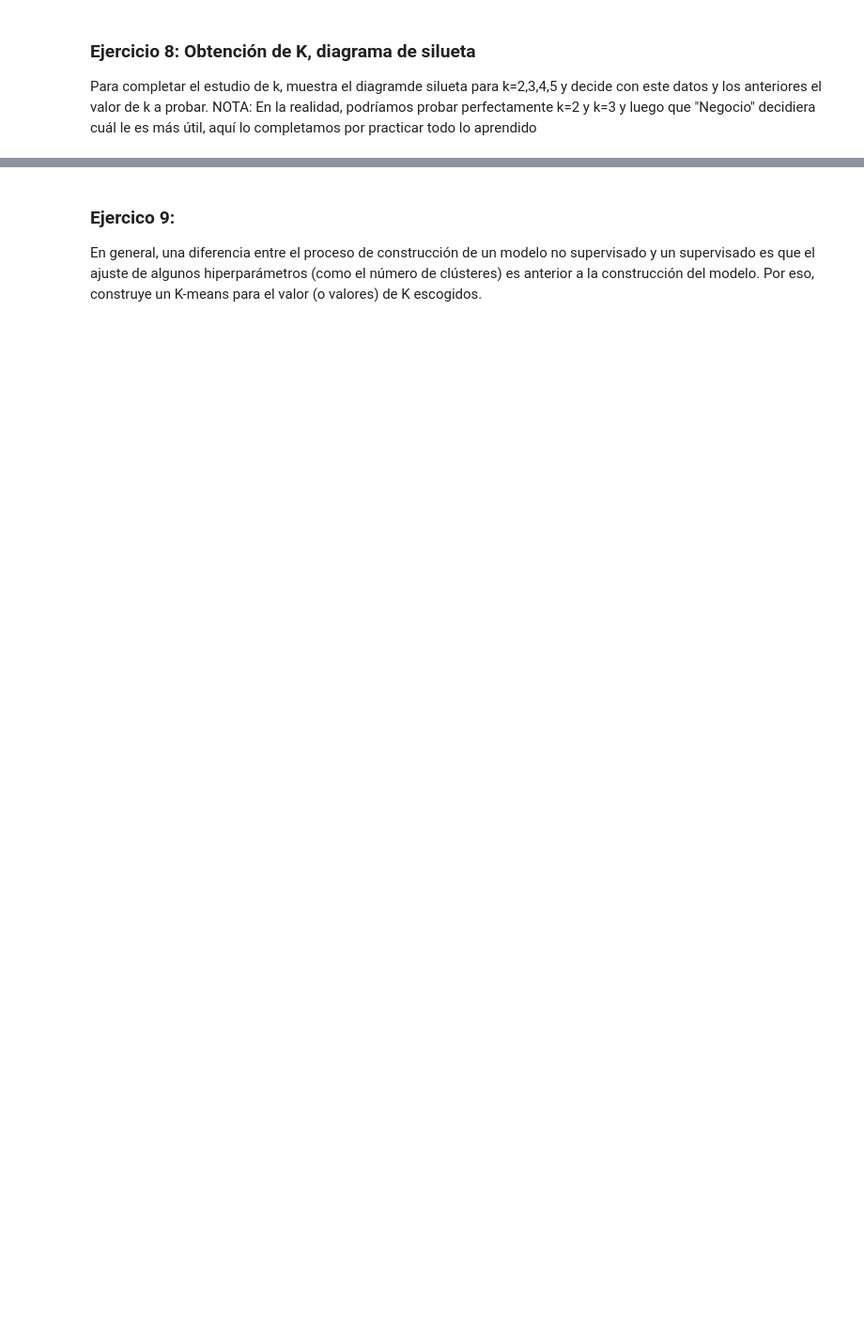
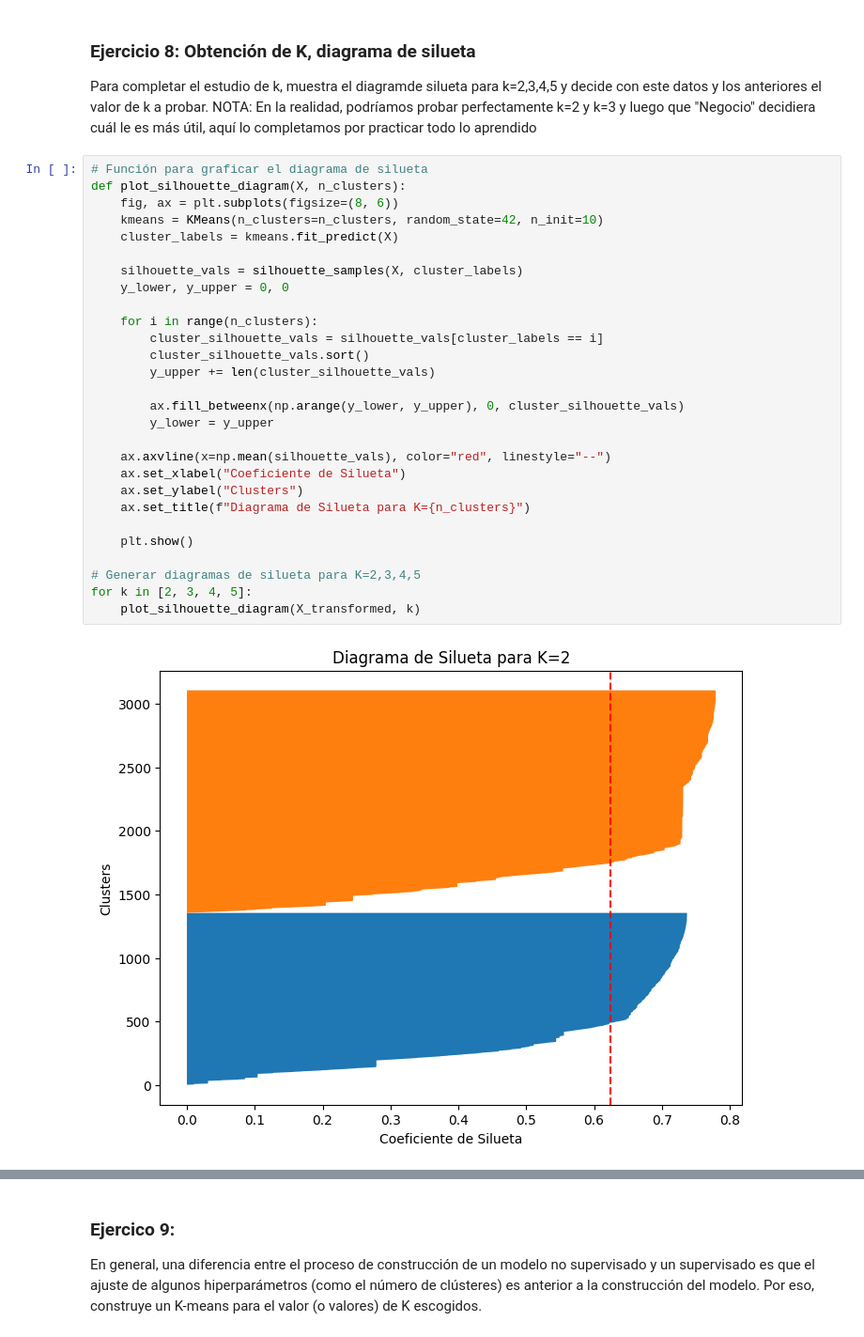
Before and after one commit to alvarosmms/ONLINE_DS_THEBRIDGE_ALVAROSMMS, a Jupyter notebook: Sprint_13/Unidad_01/Ejercicios_Workout/13_Ejercicios_K-Means.ipynb, the cells around one changed output, grey strips where cells are left out. Shown at 94% size. Saved outputs shown, nothing was run; the diff lists cells and outputs as text; blank space fills up the shorter version.

```diff
--- a/Sprint_13/Unidad_01/Ejercicios_Workout/13_Ejercicios_K-Means.ipynb
+++ b/Sprint_13/Unidad_01/Ejercicios_Workout/13_Ejercicios_K-Means.ipynb
@@ -102,3 +205,33 @@ Comprueba el ajuste de k obteniendo el k que maximiza el score de silueta y pint
 ### Ejercicio 8: Obtención de K, diagrama de silueta
 
 Para completar el estudio de k, muestra el diagramde silueta para k=2,3,4,5 y decide con este datos y los anteriores el valor de k a probar. NOTA: En la realidad, podríamos probar perfectamente k=2 y k=3 y luego que "Negocio" decidiera cuál le es más útil, aquí lo completamos por practicar todo lo aprendido
+# %%
+# Función para graficar el diagrama de silueta
+def plot_silhouette_diagram(X, n_clusters):
+    fig, ax = plt.subplots(figsize=(8, 6))
+    kmeans = KMeans(n_clusters=n_clusters, random_state=42, n_init=10)
+    cluster_labels = kmeans.fit_predict(X)
+
+    silhouette_vals = silhouette_samples(X, cluster_labels)
+    y_lower, y_upper = 0, 0
+
+    for i in range(n_clusters):
+        cluster_silhouette_vals = silhouette_vals[cluster_labels == i]
+        cluster_silhouette_vals.sort()
+        y_upper += len(cluster_silhouette_vals)
+
+        ax.fill_betweenx(np.arange(y_lower, y_upper), 0, cluster_silhouette_vals)
+        y_lower = y_upper
+
+    ax.axvline(x=np.mean(silhouette_vals), color="red", linestyle="--")
+    ax.set_xlabel("Coeficiente de Silueta")
+    ax.set_ylabel("Clusters")
+    ax.set_title(f"Diagrama de Silueta para K={n_clusters}")
+
+    plt.show()
+
+# Generar diagramas de silueta para K=2,3,4,5
+for k in [2, 3, 4, 5]:
+    plot_silhouette_diagram(X_transformed, k)
+# %% [output]
+[figure, added]
```
Also changed, not shown: parts of 13 cells of this notebook.
